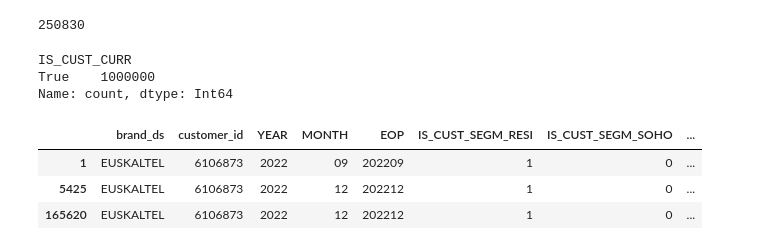
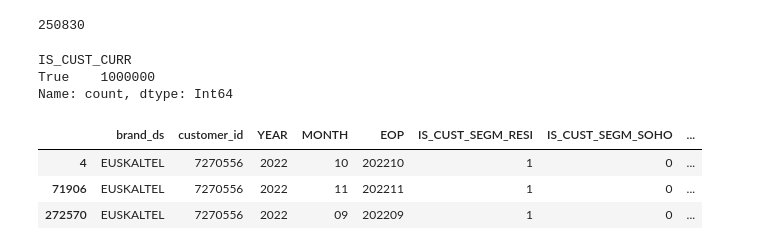
Before and after one commit to Zrive/zrive-ds-4q23-churn, a Jupyter notebook: src/eda/explore_data.ipynb, the cells around one changed output. Saved outputs shown, nothing was run; the diff lists cells and outputs as text; code cells hidden in the pictures.

```diff
--- a/src/eda/explore_data.ipynb
+++ b/src/eda/explore_data.ipynb
@@ -174,9 +174,9 @@ IS_CUST_CURR
 True    1000000
 Name: count, dtype: Int64
 # %%
-sample[sample['customer_id'] == '6106873']
+sample[sample['customer_id'] == '7270556']
 # %% [output]
 |  | brand_ds | customer_id | YEAR | MONTH | EOP | IS_CUST_SEGM_RESI | IS_CUST_SEGM_SOHO | ... |
-| 1 | EUSKALTEL | 6106873 | 2022 | 09 | 202209 | 1 | 0 | ... |
-| 5425 | EUSKALTEL | 6106873 | 2022 | 12 | 202212 | 1 | 0 | ... |
-| 165620 | EUSKALTEL | 6106873 | 2022 | 12 | 202212 | 1 | 0 | ... |
+| 4 | EUSKALTEL | 7270556 | 2022 | 10 | 202210 | 1 | 0 | ... |
+| 71906 | EUSKALTEL | 7270556 | 2022 | 11 | 202211 | 1 | 0 | ... |
+| 272570 | EUSKALTEL | 7270556 | 2022 | 09 | 202209 | 1 | 0 | ... |
```
Also changed, not shown: parts of 1 cell of this notebook, 2 other files.
